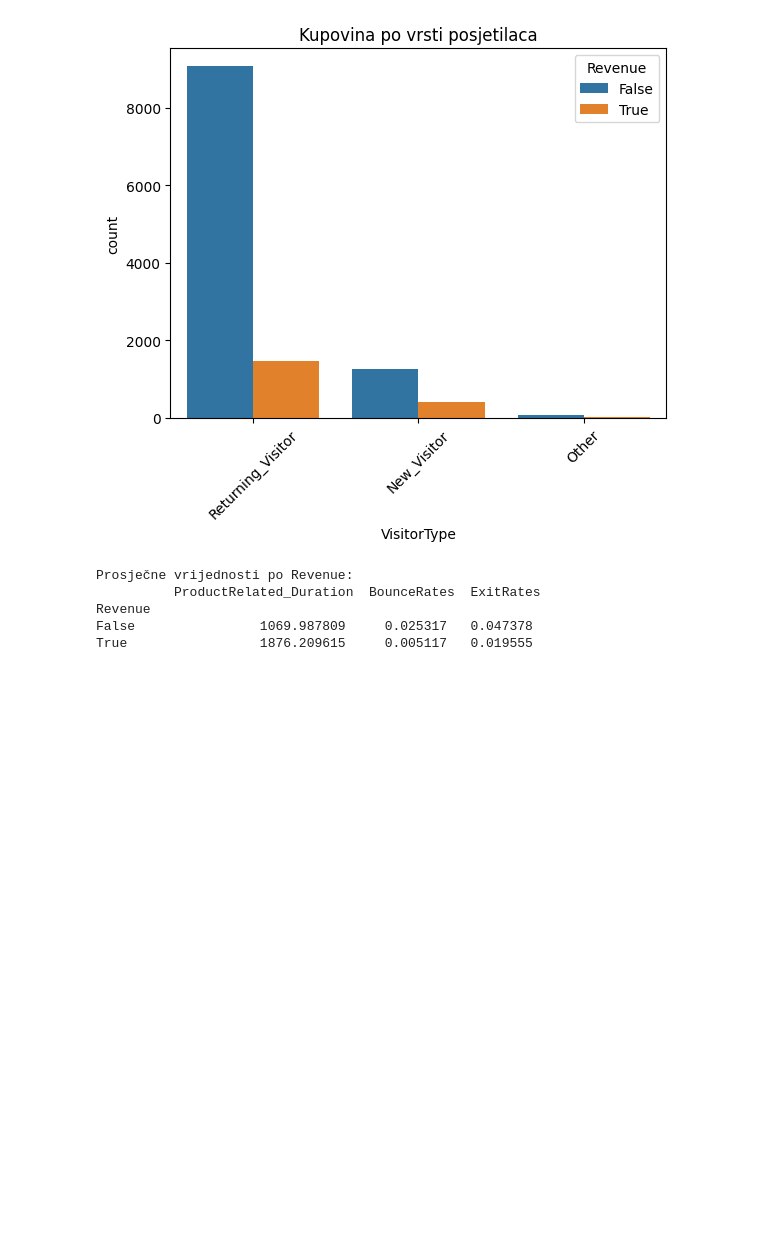
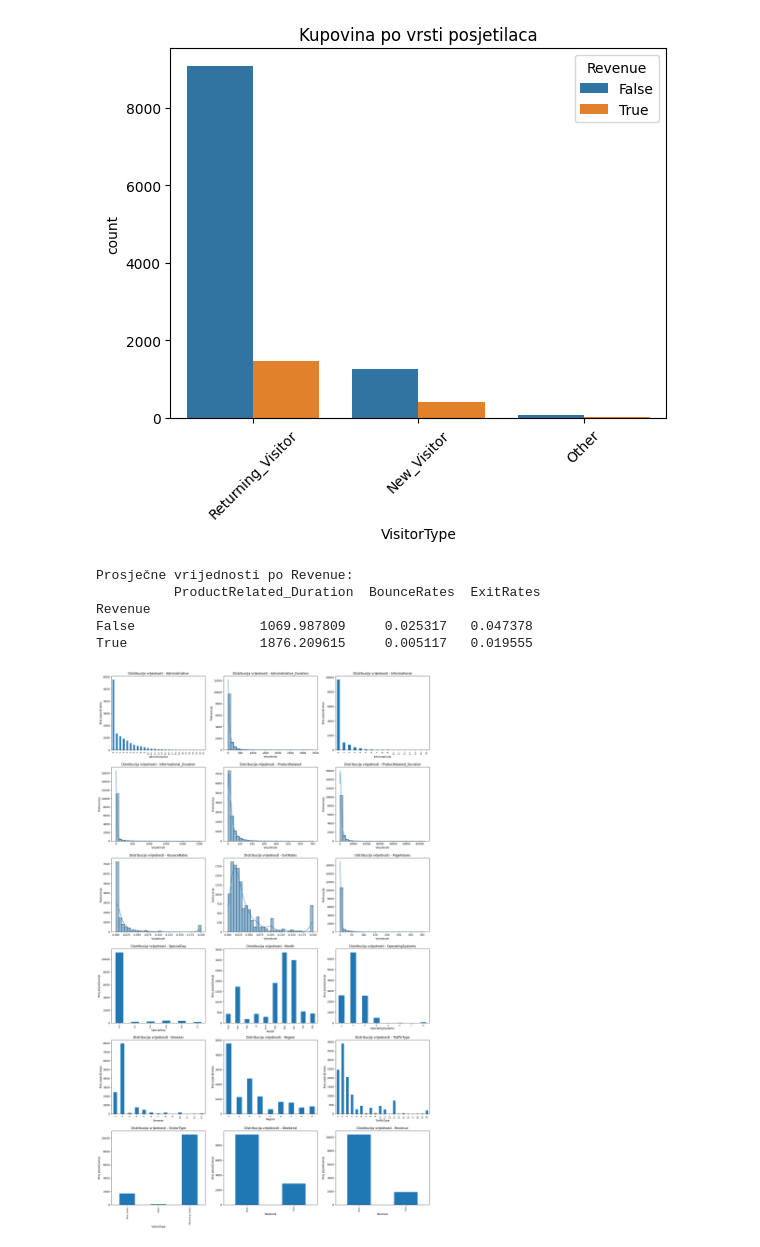
Before and after one commit to NikolaDjajic/Diplomski, a Jupyter notebook: shopper_intention_description.ipynb, the cells around one changed output. Saved outputs shown, nothing was run; the diff lists cells and outputs as text; code cells hidden in the pictures; blank space fills up the shorter version.

```diff
--- a/shopper_intention_description.ipynb
+++ b/shopper_intention_description.ipynb
@@ -171,3 +171,40 @@ Prosječne vrijednosti po Revenue:
 Revenue
 False                1069.987809     0.025317   0.047378
 True                 1876.209615     0.005117   0.019555
+# %%
+import matplotlib.pyplot as plt
+import seaborn as sns
+
+cols_per_row = 3
+n_cols = len(df.columns)
+n_rows = (n_cols + cols_per_row - 1) // cols_per_row
+
+fig, axes = plt.subplots(n_rows, cols_per_row, figsize=(18, 5 * n_rows))  # šira figura
+axes = axes.flatten()
+
+for i, col in enumerate(df.columns):
+    ax = axes[i]
+
+    if df[col].dtype == "object" or df[col].nunique() < 30:
+        if col in ["country", "page 2 (clothing model)"]:
+            df[col].value_counts().head(20).plot(kind="bar", ax=ax)
+        else:
+            df[col].value_counts().sort_index().plot(kind="bar", ax=ax)
+
+        ax.set_ylabel("Broj pojavljivanja")
+        ax.tick_params(axis="x", rotation=90, labelsize=8)  # uspravni tekst
+    else:
+        sns.histplot(df[col], bins=30, kde=True, ax=ax)
+        ax.set_xlabel("Vrijednosti")
+        ax.set_ylabel("Frekvencija")
+
+    ax.set_title(f"Distribucija vrijednosti - {col}")
+
+# obriši prazne axe-ove ako ih ima
+for j in range(i + 1, len(axes)):
+    fig.delaxes(axes[j])
+
+plt.tight_layout()
+plt.show()
+# %% [output]
+[figure, added]
```
Also changed, not shown: parts of 1 cell of this notebook, 20 other files.
